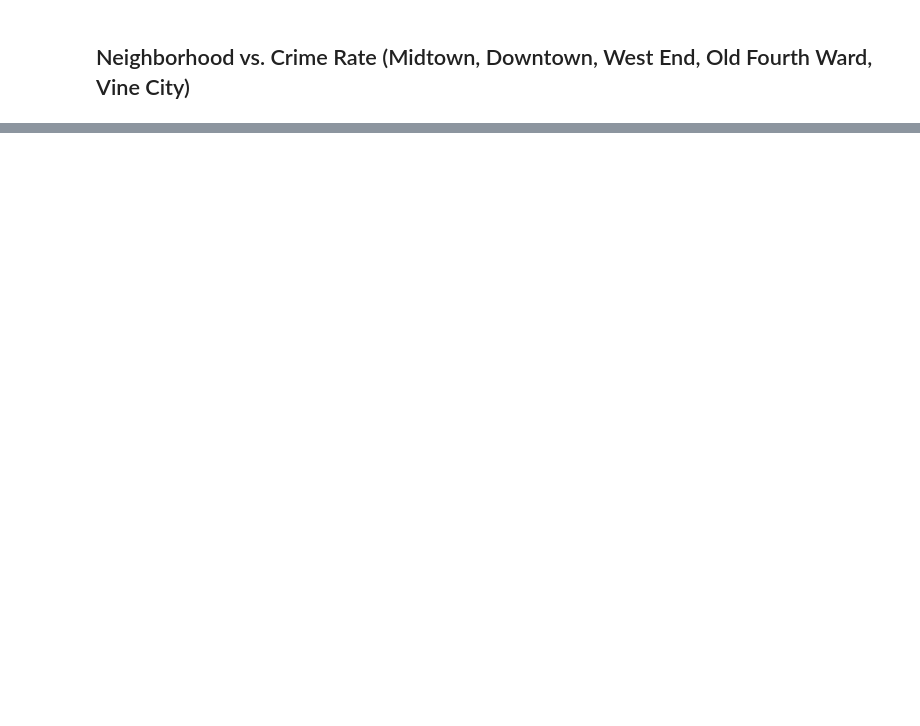
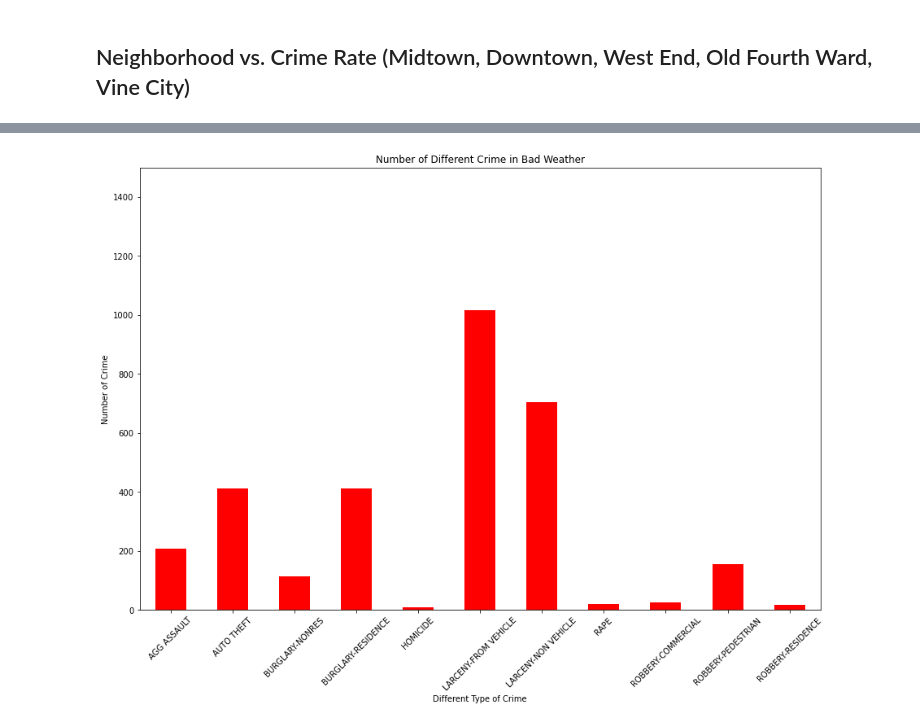
Before and after one commit to gimmemyleg/Group-6-Project-1, a Jupyter notebook: ProjectGroup6Coding.ipynb, the cells around one changed output, grey strips where cells are left out. Saved outputs shown, nothing was run; the diff lists cells and outputs as text; code cells hidden in the pictures; blank space fills up the shorter version.

```diff
--- a/ProjectGroup6Coding.ipynb
+++ b/ProjectGroup6Coding.ipynb
@@ -311,0 +337,5 @@ plt.savefig("Neighborhood_Crime.png",
+# %%
+bad_weather = Merged_DF.loc[(Merged_DF['temp'] < 50) | (Merged_DF['temp'] > 80)]
+bad_weather_cleaned = bad_weather.loc[bad_weather['precip'] > 0]
+bad_weather_crime = bad_weather_cleaned.groupby(['crime']).count()['name']
+bad_weather_crime
@@ -311,0 +387,11 @@ plt.savefig("Neighborhood_Crime.png",
+# %%
+bad_weather_crime.plot.bar(x='crime', y='count', rot=45, figsize=(15, 10), facecolor='r')
+plt.ylim(0,1500)
+plt.title("Number of Different Crime in Bad Weather")
+plt.xlabel("Different Type of Crime")
+plt.ylabel("Number of Crime")
+plt.savefig("Bad_weather_crime.png",
+            bbox_inches ="tight")
+plt.show()
+# %% [output]
+[figure, added]
```
Also changed, not shown: parts of 9 cells of this notebook, 2 other files.
